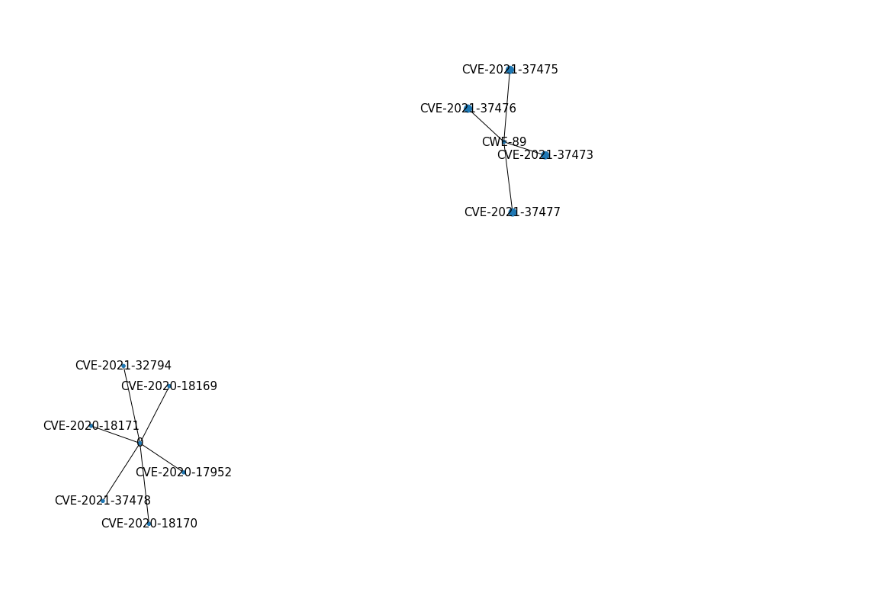
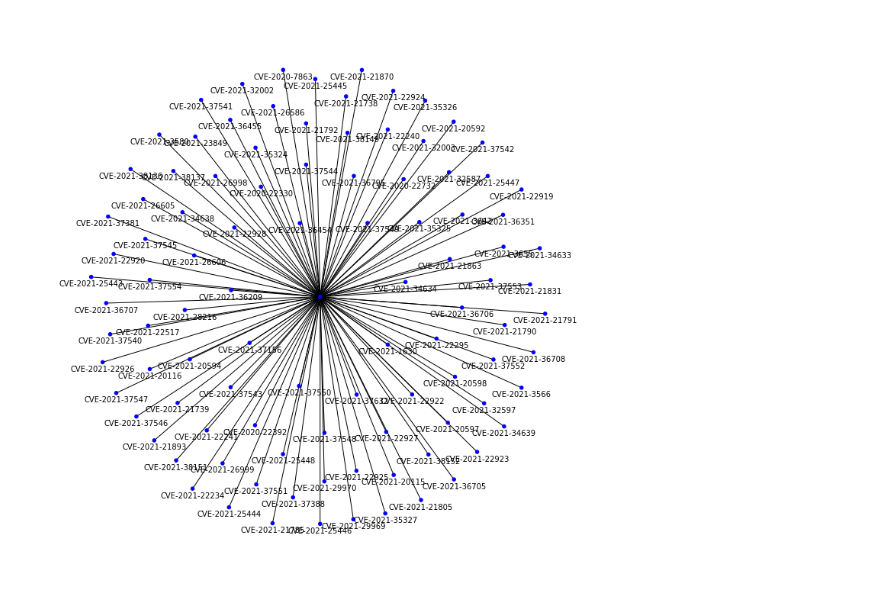
Before and after one commit to atsitsiringos-godaddy/CVE_Graph_Visualization, a Jupyter notebook: cve_visualization.ipynb, the cells around one changed output. Cells and saved outputs as stored; diff of their text form; code cells hidden in the pictures.

Commit message:
Reading from JSON and additional graph functionality

```diff
--- a/cve_visualization.ipynb
+++ b/cve_visualization.ipynb
@@ -55,0 +12,19 @@ print(dfnew)
+# %%
+# NVD's CVE API documentation: https://csrc.nist.gov/CSRC/media/Projects/National-Vulnerability-Database
+# /documents/web%20service%20documentation/Automation%20Support%20for%20CVE%20Retrieval.pdf
+# TODOs:  Issue with hardcoding "%20UTC-00:00"?
+def queryRecentCves(num_results: int) -> str:
+    base_cve_api = 'https://services.nvd.nist.gov/rest/json/cves/1.0'
+    yesterday = datetime.now() - timedelta(1)
+    y_mid = yesterday.replace(hour=0, minute=0, second=0, microsecond=0).strftime('%Y-%m-%dT%H:%M:%S:%f')
+    y = y_mid[:-3]
+    query = base_cve_api + '?resultsPerPage=' + str(num_results) + '&pubStartDate=' + y + "%20UTC-00:00"
+    #Verify desired URL to verify
+    print(query)
+    r = requests.get(url=query)
+    json_data = r.json()
+    return json_data
+
+
+#Function Call
+json_data = queryRecentCves(100)
@@ -56,8 +104,10 @@ print(dfnew)
 # %%
-plt.figure(figsize=(10,10))
+#Choose Range if needed / for display purposes
+#cve_data = cve_data[0:10]
 
 #Load CSV data into graph
-G = nx.from_pandas_edgelist(dfnew,'CVE', 'CWEs', edge_attr=None)
+G = nx.from_pandas_edgelist(cve_data,'CVE', 'CWE', edge_attr=None)
+
 #Show CVE and CWE data
 #print(G)
 
@@ -67,40 +117,84 @@ vstrings =  pd.Series(dfnew.vectorString.values, index=dfnew.CVE).to_dict()
 scores = pd.Series(dfnew.baseScore.values, index=dfnew.CVE).to_dict()
 severities = pd.Series(dfnew.baseSeverity.values, index=dfnew.CVE).to_dict()
 
+
 #add dictionaries to graph as node attributes
 nx.set_node_attributes(G, dates, 'date')
 nx.set_node_attributes(G, vstrings, 'vstring')
 nx.set_node_attributes(G, scores, 'score')
 nx.set_node_attributes(G, severities, 'severity')
 
-#verify data was added in nodes
+#Verify data was added in nodes
 #for i in dict(G.nodes):
- #  print(dict(G.nodes).values())
+#  print(dict(G.nodes).values())
 
-#Customize node Sizes
+#Customize  Node Sizes
 node_sizes = []
 node_score = nx.get_node_attributes(G, 'score')
 for key in node_score:
     if (node_score[key] == 0.0):
         node_sizes.append(20.0)
     if (node_score[key] != 0.0):
         node_sizes.append(node_score[key] * 10)
-
-#Verify node sizes before addition
-#print(node_sizes)
 
 count = 0
 for i in G.nodes:
     if (G.nodes[i] == {}):
         node_sizes.insert(count, 20.0)
     count += 1
 
 #Verify node_sizes were added in proper order
 #print(node_sizes)
 
+#Customize Node Colors
+ncolor = []
+node_severity = nx.get_node_attributes(G, 'severity')
+for k in node_severity:
+    if node_severity[k] == 'CRITICAL':
+        ncolor.append('red')
+    elif node_severity[k] == 'HIGH':
+        ncolor.append('pink')
+    elif node_severity[k] == 'MEDIUM':
+        ncolor.append('orange')
+    elif node_severity[k] == 'LOW':
+        ncolor.append('yelow')
+    else:
+        ncolor.append('blue')
+
+c_count = 0
+for i in G.nodes:
+    if (G.nodes[i] == {}):
+        ncolor.insert(c_count, 'blue')
+    c_count += 1
+
+#Verify node_colors were added in proper order
+#print(node_colors)
+
+
+pos_nodes=nx.spring_layout(G)
+
+#For positioning labels
+#Edit fig "-0.03" to play around with where labels should appear
+pos_attrs = {}
+for node, coords in pos_nodes.items():
+    pos_attrs[node] = (coords[0], coords[1] - 0.03)
+
+#For custom Labels
+keys = list(G.nodes)
+values = list(G.nodes)
+node_dict = dict(zip(keys, values))
+
+#To display all saved node data (vector string, etc) on graph:
+#labels = G.nodes
+#Add with_labels = True in nx.draw and set desired font_size, e.g. font_size = 10
+#And set labels = labels in nx.draw_networkx_labels
 
 #Draw Graph
-nx.draw(G, with_labels=True, node_size = node_sizes, font_size = 15)
+#Use nx.draw_networkx_labels(G, pos_nodes ,labels = node_dict, font_size = 5) if
+#positions of labels directly on top of nodes desired
+plt.figure(figsize=(10,10))
+nx.draw(G, pos_nodes, node_size = node_sizes, node_color = ncolor,)
+nx.draw_networkx_labels(G, pos_attrs ,labels = node_dict, font_size = 10)
 plt.show()
 # %% [output]
-[figure, old version]
+[figure, new version]
```
Also changed, not shown: parts of 5 cells of this notebook, 1 other file.
